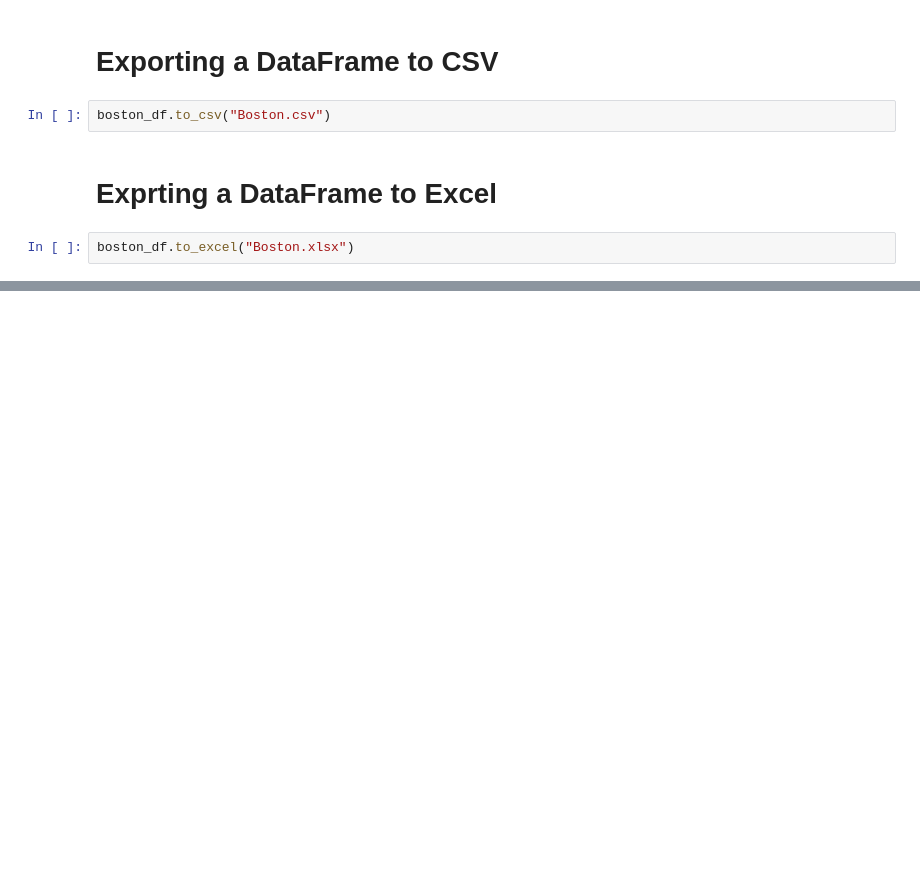
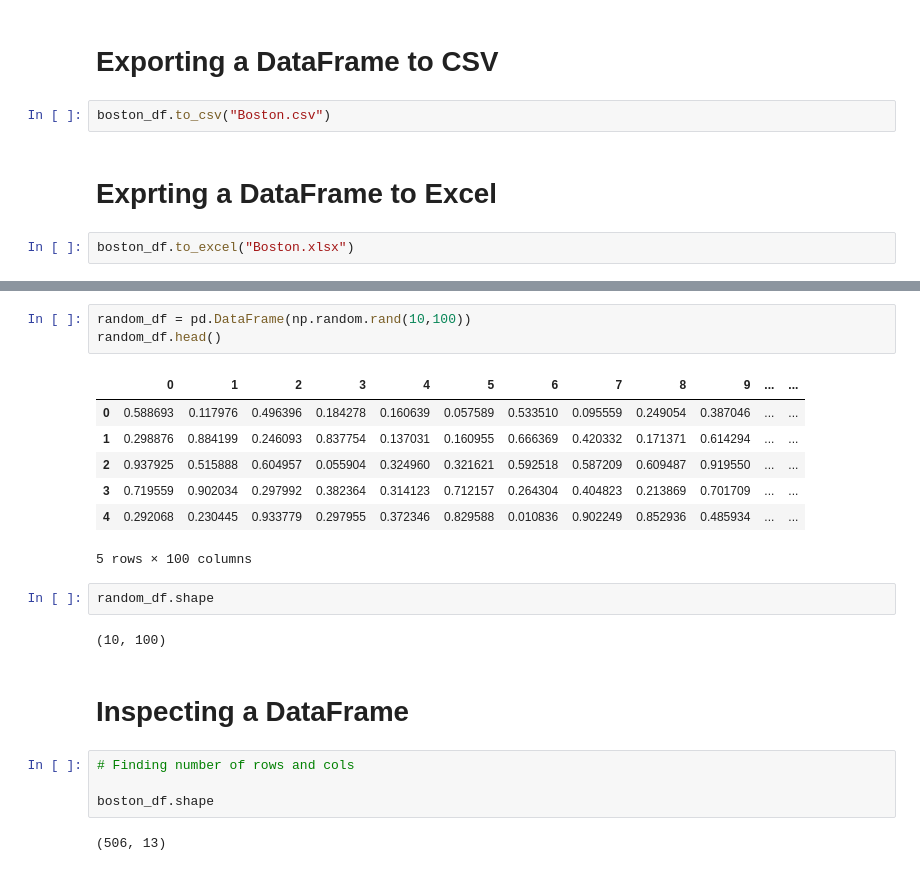
Before and after one commit to Abbasam8910/Machine-Learning-Tutorial, a Jupyter notebook: Day 6/1. Complete Pandas Tutorial.ipynb, the cells around one changed output, grey strips where cells are left out. Drawn from its saved outputs; the diff is of its cells as text; blank space fills up the shorter version.

```diff
--- a/Day 6/1. Complete Pandas Tutorial.ipynb
+++ b/Day 6/1. Complete Pandas Tutorial.ipynb
@@ -140,0 +156,23 @@ boston_df.to_excel("Boston.xlsx")
+# %%
+random_df = pd.DataFrame(np.random.rand(10,100))
+random_df.head()
+# %% [output]
+|  | 0 | 1 | 2 | 3 | 4 | 5 | 6 | 7 | 8 | 9 | ... | ... |
+| 0 | 0.588693 | 0.117976 | 0.496396 | 0.184278 | 0.160639 | 0.057589 | 0.533510 | 0.095559 | 0.249054 | 0.387046 | ... | ... |
+| 1 | 0.298876 | 0.884199 | 0.246093 | 0.837754 | 0.137031 | 0.160955 | 0.666369 | 0.420332 | 0.171371 | 0.614294 | ... | ... |
+| 2 | 0.937925 | 0.515888 | 0.604957 | 0.055904 | 0.324960 | 0.321621 | 0.592518 | 0.587209 | 0.609487 | 0.919550 | ... | ... |
+| 3 | 0.719559 | 0.902034 | 0.297992 | 0.382364 | 0.314123 | 0.712157 | 0.264304 | 0.404823 | 0.213869 | 0.701709 | ... | ... |
+| 4 | 0.292068 | 0.230445 | 0.933779 | 0.297955 | 0.372346 | 0.829588 | 0.010836 | 0.902249 | 0.852936 | 0.485934 | ... | ... |
+5 rows × 100 columns
+# %%
+random_df.shape
+# %% [output]
+(10, 100)
+# %% [markdown]
+# Inspecting a DataFrame
+# %%
+# Finding number of rows and cols
+
+boston_df.shape
+# %% [output]
+(506, 13)
```
Also changed, not shown: parts of 19 cells of this notebook, 1 other file.
